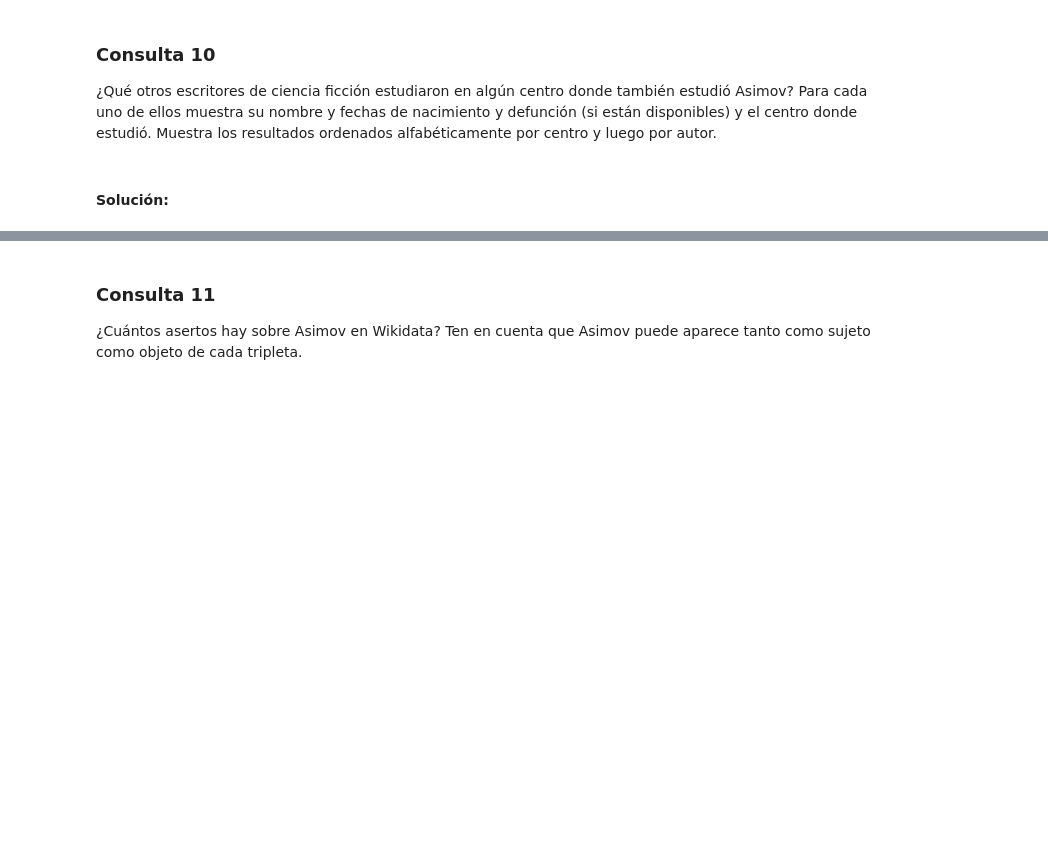
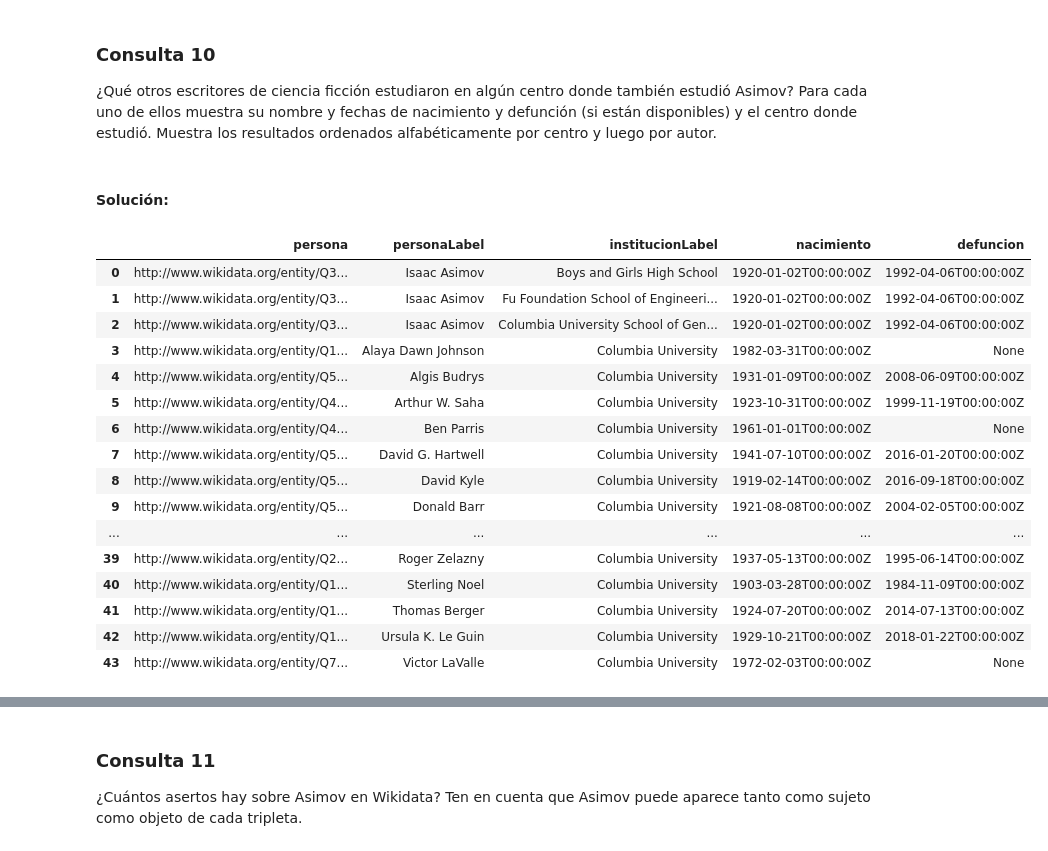
Before and after one commit to mario-sanz/IA2-Practicas, a Jupyter notebook: Lab3/P3-wikidata.ipynb, the cells around one changed output, grey strips where cells are left out. Drawn from its saved outputs; the diff is of its cells as text; code cells hidden in the pictures; blank space fills up the shorter version.

```diff
--- a/Lab3/P3-wikidata.ipynb
+++ b/Lab3/P3-wikidata.ipynb
@@ -404,3 +404,34 @@ En esta consulta obtenemos todas las obras escritas por Isaac Asimov y guardamos
 ¿Qué otros escritores de ciencia ficción estudiaron en algún centro donde también estudió Asimov? Para cada uno de ellos muestra su nombre y fechas de nacimiento y defunción (si están disponibles) y el centro donde estudió. Muestra los resultados ordenados alfabéticamente por centro y luego por autor.
 # %% [markdown]
 #### Solución:
+# %%
+%%wdsparql
+SELECT ?persona ?personaLabel ?institucionLabel ?nacimiento ?defuncion
+WHERE
+{
+  wd:Q34981 wdt:P69 ?institucion .
+  ?persona wdt:P69 ?institucion ;
+           wdt:P106 wd:Q18844224.
+  OPTIONAL{ ?persona wdt:P569 ?nacimiento }.
+  OPTIONAL{ ?persona wdt:P570 ?defuncion }.
+  SERVICE wikibase:label { bd:serviceParam wikibase:language "en". }
+}
+ORDER BY ?institucion ?personaLabel
+# %% [output]
+|  | persona | personaLabel | institucionLabel | nacimiento | defuncion |
+| 0 | http://www.wikidata.org/entity/Q3... | Isaac Asimov | Boys and Girls High School | 1920-01-02T00:00:00Z | 1992-04-06T00:00:00Z |
+| 1 | http://www.wikidata.org/entity/Q3... | Isaac Asimov | Fu Foundation School of Engineeri... | 1920-01-02T00:00:00Z | 1992-04-06T00:00:00Z |
+| 2 | http://www.wikidata.org/entity/Q3... | Isaac Asimov | Columbia University School of Gen... | 1920-01-02T00:00:00Z | 1992-04-06T00:00:00Z |
+| 3 | http://www.wikidata.org/entity/Q1... | Alaya Dawn Johnson | Columbia University | 1982-03-31T00:00:00Z | None |
+| 4 | http://www.wikidata.org/entity/Q5... | Algis Budrys | Columbia University | 1931-01-09T00:00:00Z | 2008-06-09T00:00:00Z |
+| 5 | http://www.wikidata.org/entity/Q4... | Arthur W. Saha | Columbia University | 1923-10-31T00:00:00Z | 1999-11-19T00:00:00Z |
+| 6 | http://www.wikidata.org/entity/Q4... | Ben Parris | Columbia University | 1961-01-01T00:00:00Z | None |
+| 7 | http://www.wikidata.org/entity/Q5... | David G. Hartwell | Columbia University | 1941-07-10T00:00:00Z | 2016-01-20T00:00:00Z |
+| 8 | http://www.wikidata.org/entity/Q5... | David Kyle | Columbia University | 1919-02-14T00:00:00Z | 2016-09-18T00:00:00Z |
+| 9 | http://www.wikidata.org/entity/Q5... | Donald Barr | Columbia University | 1921-08-08T00:00:00Z | 2004-02-05T00:00:00Z |
+| ... | ... | ... | ... | ... | ... |
+| 39 | http://www.wikidata.org/entity/Q2... | Roger Zelazny | Columbia University | 1937-05-13T00:00:00Z | 1995-06-14T00:00:00Z |
+| 40 | http://www.wikidata.org/entity/Q1... | Sterling Noel | Columbia University | 1903-03-28T00:00:00Z | 1984-11-09T00:00:00Z |
+| 41 | http://www.wikidata.org/entity/Q1... | Thomas Berger | Columbia University | 1924-07-20T00:00:00Z | 2014-07-13T00:00:00Z |
+| 42 | http://www.wikidata.org/entity/Q1... | Ursula K. Le Guin | Columbia University | 1929-10-21T00:00:00Z | 2018-01-22T00:00:00Z |
+| 43 | http://www.wikidata.org/entity/Q7... | Victor LaValle | Columbia University | 1972-02-03T00:00:00Z | None |
```
Also changed, not shown: parts of 15 cells of this notebook.
